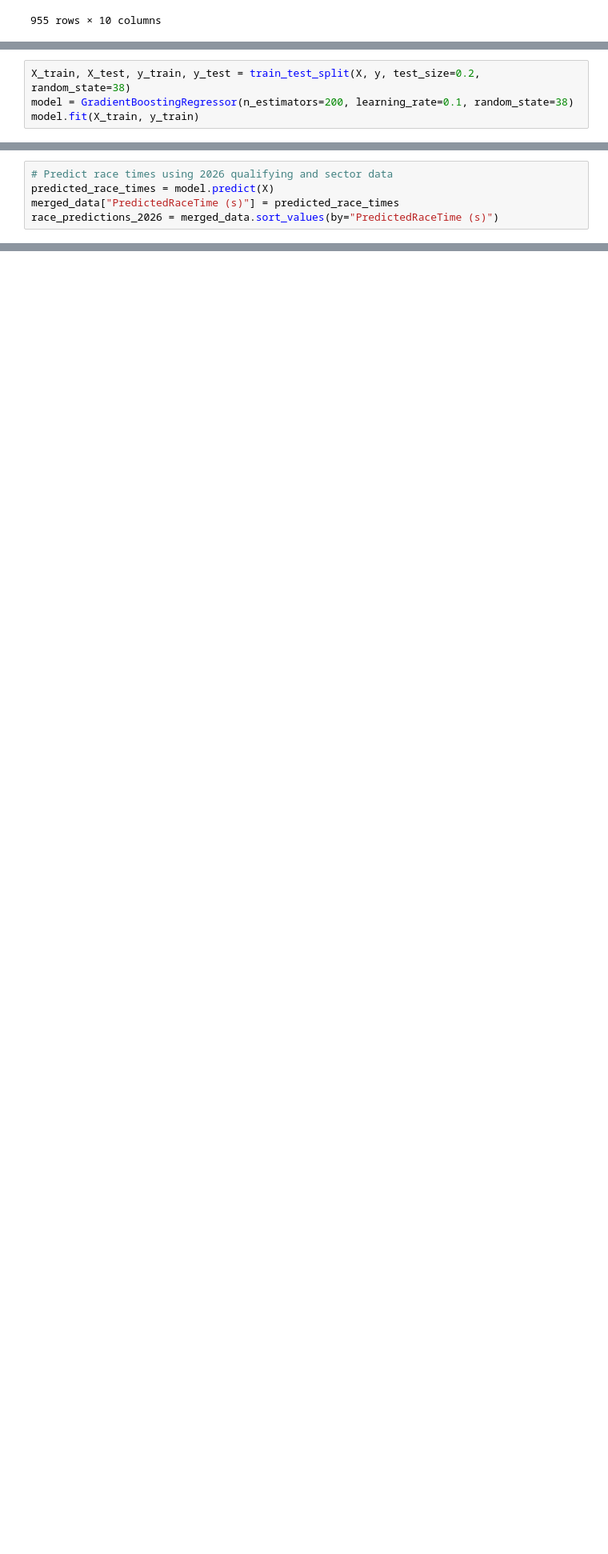
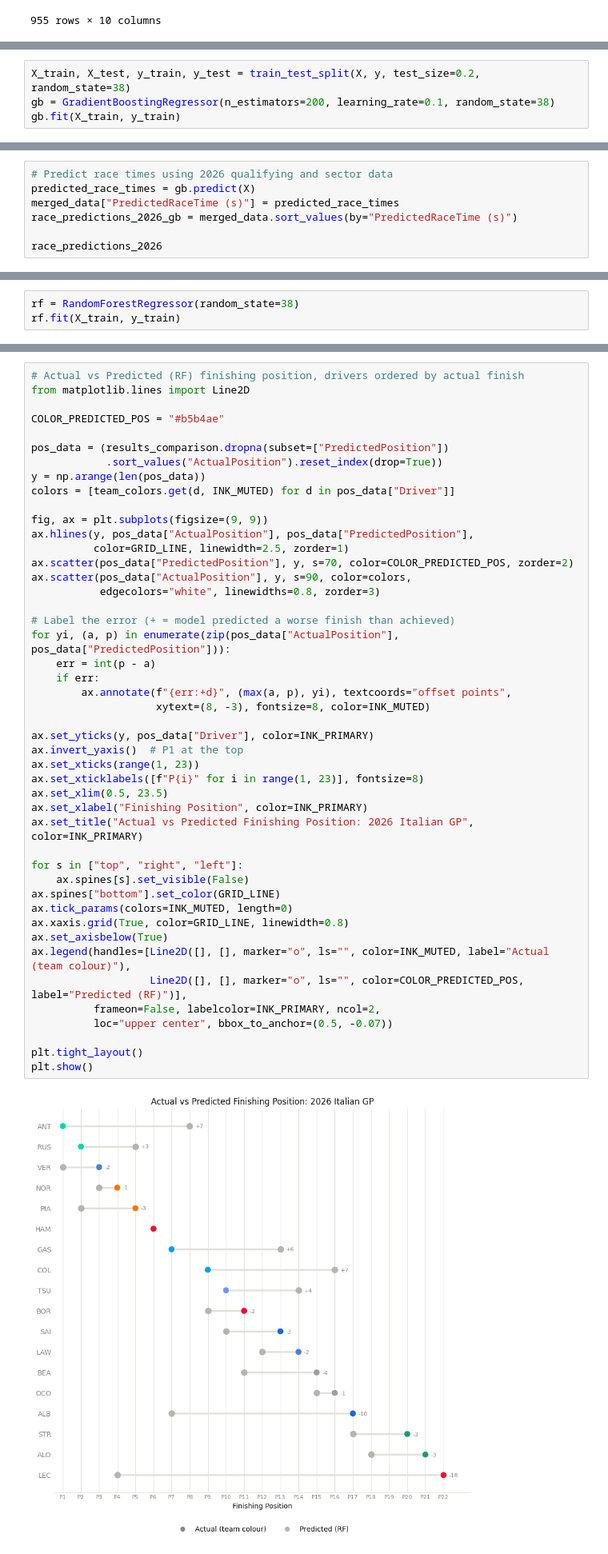
Before and after one commit to imgabrielas/F1-Enthusiast, a Jupyter notebook: Round_13_ItalianGP.ipynb, the cells around one changed output, grey strips where cells are left out. Shown at 80% size. Saved outputs shown, nothing was run; the diff lists cells and outputs as text; blank space fills up the shorter version.

```diff
--- a/Round_13_ItalianGP.ipynb
+++ b/Round_13_ItalianGP.ipynb
@@ -198,4 +283,4 @@ y = merged_data["LapTime (s)"]
 # %%
 X_train, X_test, y_train, y_test = train_test_split(X, y, test_size=0.2, random_state=38)
-model = GradientBoostingRegressor(n_estimators=200, learning_rate=0.1, random_state=38)
-model.fit(X_train, y_train)
+gb = GradientBoostingRegressor(n_estimators=200, learning_rate=0.1, random_state=38)
+gb.fit(X_train, y_train)
@@ -202,5 +289,7 @@ model.fit(X_train, y_train)
 # %%
 # Predict race times using 2026 qualifying and sector data
-predicted_race_times = model.predict(X)
+predicted_race_times = gb.predict(X)
 merged_data["PredictedRaceTime (s)"] = predicted_race_times
-race_predictions_2026 = merged_data.sort_values(by="PredictedRaceTime (s)")
+race_predictions_2026_gb = merged_data.sort_values(by="PredictedRaceTime (s)")
+
+race_predictions_2026
@@ -210,0 +320,3 @@ print(f"\n Model Error (MAE): {mean_absolute_error(y_test, y_pred):.2f} seconds"
+# %%
+rf = RandomForestRegressor(random_state=38)
+rf.fit(X_train, y_train)
@@ -385,0 +509,48 @@ print(f"Test MAE: {mean_absolute_error(y_test, best_rf_pred):.2f} seconds")
+# %%
+# Actual vs Predicted (RF) finishing position, drivers ordered by actual finish
+from matplotlib.lines import Line2D
+
+COLOR_PREDICTED_POS = "#b5b4ae"
+
+pos_data = (results_comparison.dropna(subset=["PredictedPosition"])
+            .sort_values("ActualPosition").reset_index(drop=True))
+y = np.arange(len(pos_data))
+colors = [team_colors.get(d, INK_MUTED) for d in pos_data["Driver"]]
+
+fig, ax = plt.subplots(figsize=(9, 9))
+ax.hlines(y, pos_data["ActualPosition"], pos_data["PredictedPosition"],
+          color=GRID_LINE, linewidth=2.5, zorder=1)
+ax.scatter(pos_data["PredictedPosition"], y, s=70, color=COLOR_PREDICTED_POS, zorder=2)
+ax.scatter(pos_data["ActualPosition"], y, s=90, color=colors,
+           edgecolors="white", linewidths=0.8, zorder=3)
+
+# Label the error (+ = model predicted a worse finish than achieved)
+for yi, (a, p) in enumerate(zip(pos_data["ActualPosition"], pos_data["PredictedPosition"])):
+    err = int(p - a)
+    if err:
+        ax.annotate(f"{err:+d}", (max(a, p), yi), textcoords="offset points",
+                    xytext=(8, -3), fontsize=8, color=INK_MUTED)
+
+ax.set_yticks(y, pos_data["Driver"], color=INK_PRIMARY)
+ax.invert_yaxis()  # P1 at the top
+ax.set_xticks(range(1, 23))
+ax.set_xticklabels([f"P{i}" for i in range(1, 23)], fontsize=8)
+ax.set_xlim(0.5, 23.5)
+ax.set_xlabel("Finishing Position", color=INK_PRIMARY)
+ax.set_title("Actual vs Predicted Finishing Position: 2026 Italian GP", color=INK_PRIMARY)
+
+for s in ["top", "right", "left"]:
+    ax.spines[s].set_visible(False)
+ax.spines["bottom"].set_color(GRID_LINE)
+ax.tick_params(colors=INK_MUTED, length=0)
+ax.xaxis.grid(True, color=GRID_LINE, linewidth=0.8)
+ax.set_axisbelow(True)
+ax.legend(handles=[Line2D([], [], marker="o", ls="", color=INK_MUTED, label="Actual (team colour)"),
+                   Line2D([], [], marker="o", ls="", color=COLOR_PREDICTED_POS, label="Predicted (RF)")],
+          frameon=False, labelcolor=INK_PRIMARY, ncol=2,
+          loc="upper center", bbox_to_anchor=(0.5, -0.07))
+
+plt.tight_layout()
+plt.show()
+# %% [output]
+[figure, added]
```
Also changed, not shown: parts of 23 cells of this notebook, 1 other file.
